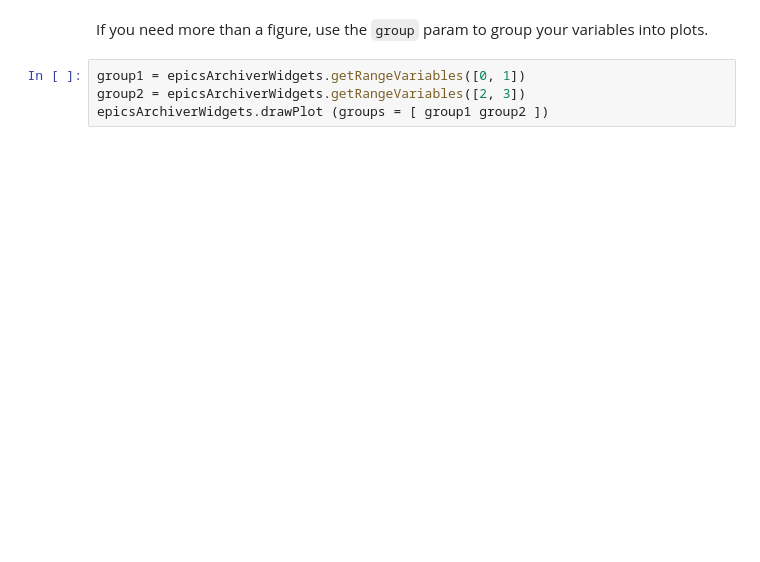
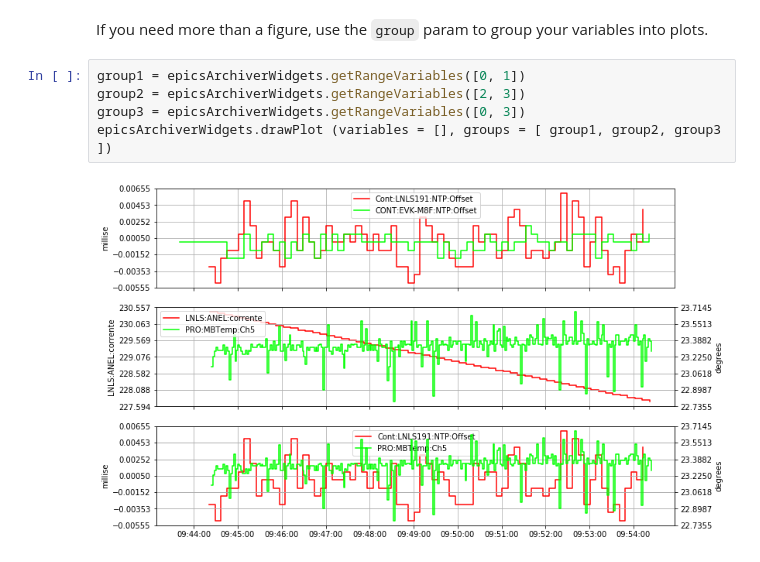
Before and after one commit to lnls-sirius/epics-archiver-jupyter-notebook, a Jupyter notebook: epics-retrieval-notebook.ipynb, the cells around one changed output. Saved outputs shown, nothing was run; the diff lists cells and outputs as text; blank space fills up the shorter version.

```diff
--- a/epics-retrieval-notebook.ipynb
+++ b/epics-retrieval-notebook.ipynb
@@ -73,4 +73,7 @@ If you need more than a figure, use the `group` param to group your variables in
 # %%
 group1 = epicsArchiverWidgets.getRangeVariables([0, 1])
 group2 = epicsArchiverWidgets.getRangeVariables([2, 3])
-epicsArchiverWidgets.drawPlot (groups = [ group1 group2 ])
+group3 = epicsArchiverWidgets.getRangeVariables([0, 3])
+epicsArchiverWidgets.drawPlot (variables = [], groups = [ group1, group2, group3 ])
+# %% [output]
+[figure, added]
```
Also changed, not shown: parts of 3 cells of this notebook, 1 other file.
